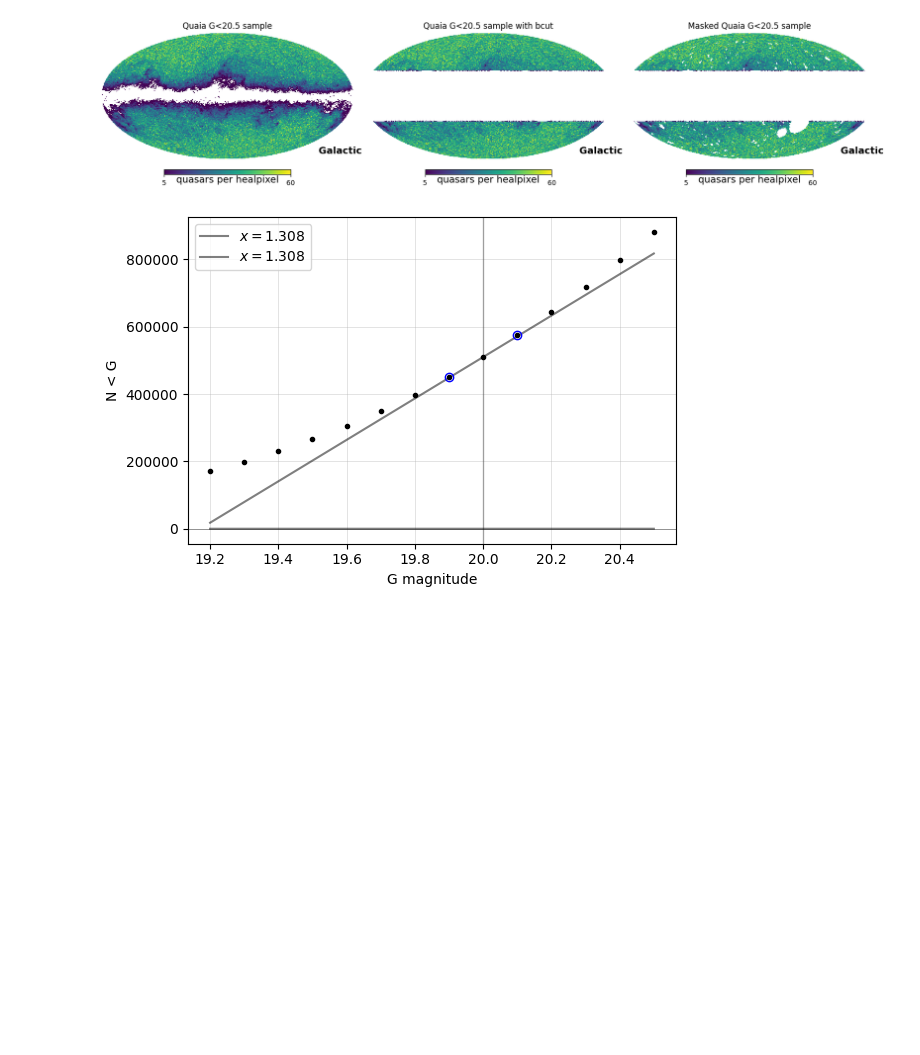
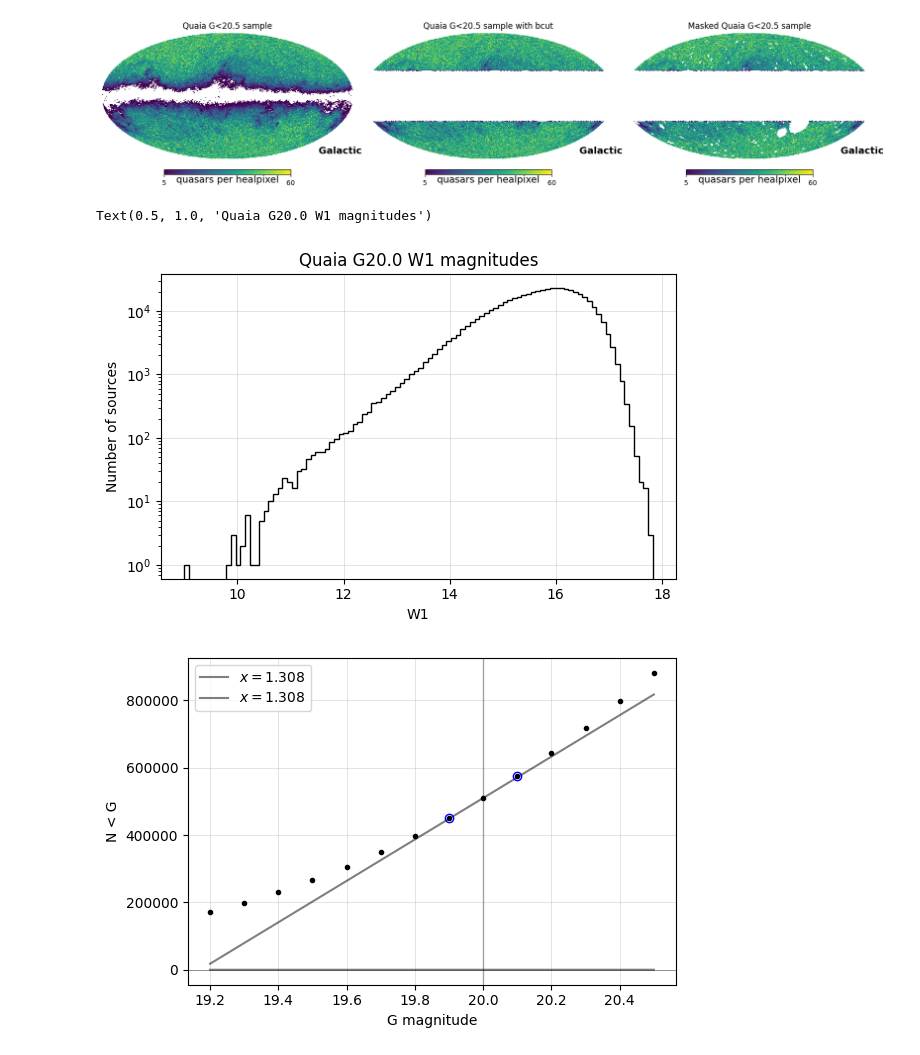
Before and after one commit to abbyw24/lss-dipoles, a Jupyter notebook: notebooks/EB_approximation.ipynb, the cells around one changed output. Drawn from its saved outputs; the diff is of its cells as text; code cells hidden in the pictures; blank space fills up the shorter version.

```diff
--- a/notebooks/EB_approximation.ipynb
+++ b/notebooks/EB_approximation.ipynb
@@ -67,6 +76,18 @@ hp.mollview(quaia_hpmap_bcut, title='Quaia G<20.5 sample with bcut', sub=(1,3,2)
 hp.mollview(masked_quaia_hpmap, title='Masked Quaia G<20.5 sample', sub=(1,3,3), **kwargs)
 # %% [output]
 [figure]
+# %%
+# what's the max W1 in the catalog?
+fig, ax = plt.subplots(figsize=(6,4), tight_layout=True)
+_, _, _ = ax.hist(masked_tab['mag_w1_vg'], bins=100, color='k', histtype='step')
+ax.set_xlabel('W1')
+ax.set_ylabel('Number of sources')
+ax.grid(alpha=0.5, lw=0.5)
+ax.semilogy()
+ax.set_title('Quaia G20.0 W1 magnitudes')
+# %% [output]
+Text(0.5, 1.0, 'Quaia G20.0 W1 magnitudes')
+[figure, added]
 # %%
 # NUMBER-COUNT SLOPE
 
```
Also changed, not shown: parts of 3 cells of this notebook, 1 other file.
